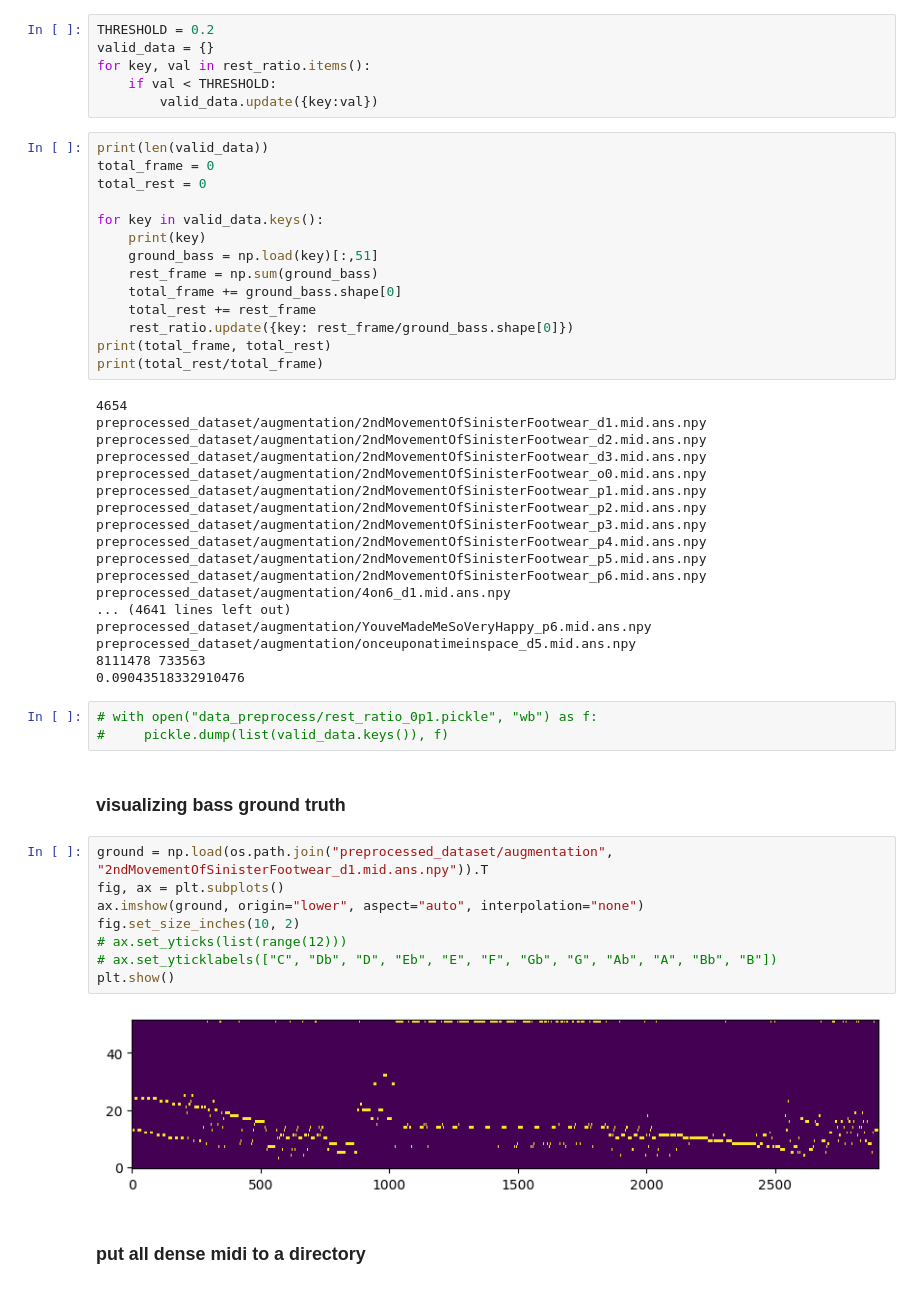
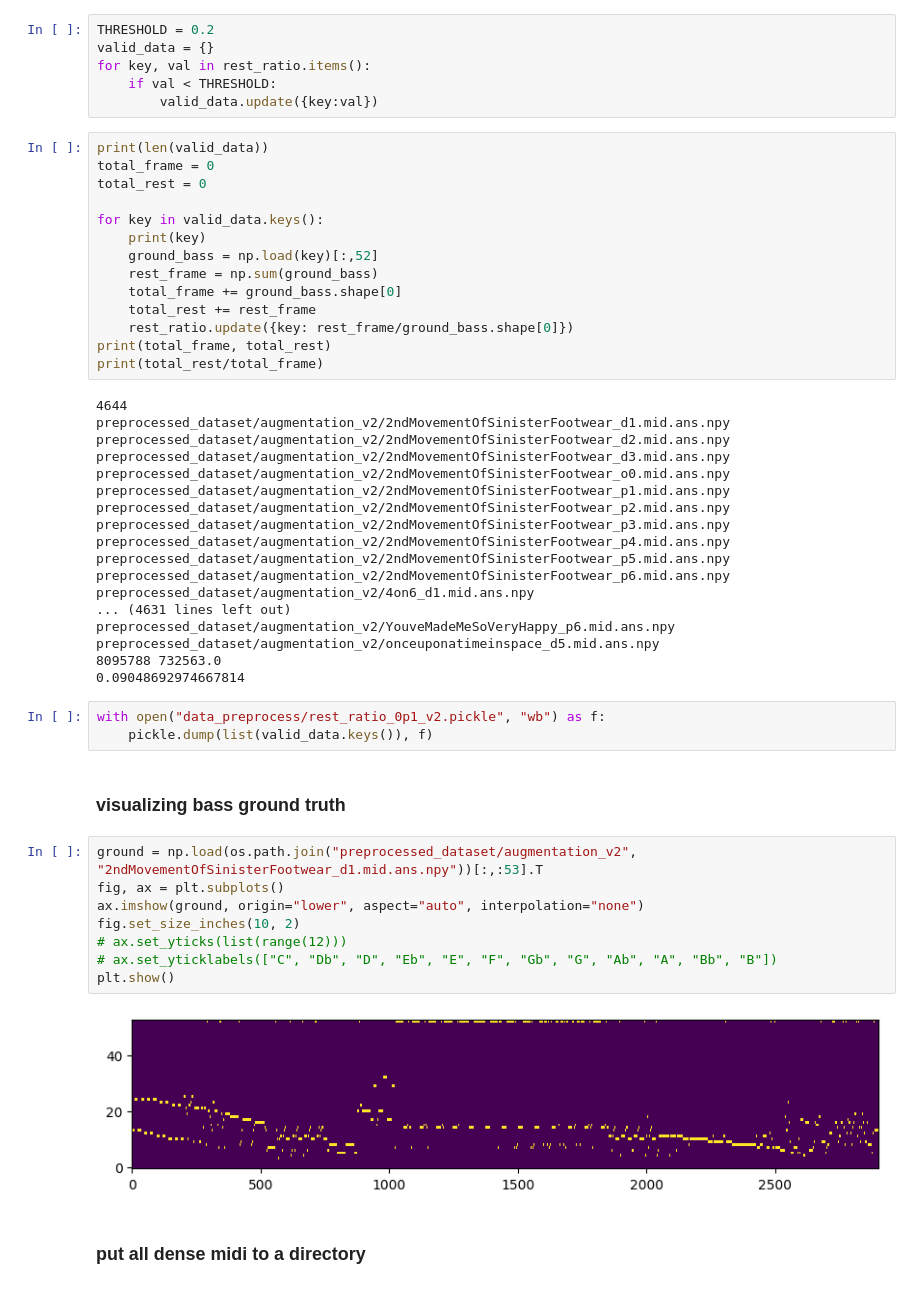
Before and after one commit to Lewis-Tsai/Introduction-to-Machine-Learning-Final-Project, a Jupyter notebook: data_preprocess/rest_analysis.ipynb, the cells around one changed output. Drawn from its saved outputs; the diff is of its cells as text.

Commit message:
generate dense_v2 dataset

```diff
--- a/data_preprocess/rest_analysis.ipynb
+++ b/data_preprocess/rest_analysis.ipynb
@@ -57,7 +57,7 @@ total_rest = 0
 
 for key in valid_data.keys():
     print(key)
-    ground_bass = np.load(key)[:,51]
+    ground_bass = np.load(key)[:,52]
     rest_frame = np.sum(ground_bass)
     total_frame += ground_bass.shape[0]
     total_rest += rest_frame
@@ -65,38 +65,38 @@ for key in valid_data.keys():
 print(total_frame, total_rest)
 print(total_rest/total_frame)
 # %% [output]
-4654
-preprocessed_dataset/augmentation/2ndMovementOfSinisterFootwear_d1.mid.ans.npy
-preprocessed_dataset/augmentation/2ndMovementOfSinisterFootwear_d2.mid.ans.npy
-preprocessed_dataset/augmentation/2ndMovementOfSinisterFootwear_d3.mid.ans.npy
-preprocessed_dataset/augmentation/2ndMovementOfSinisterFootwear_o0.mid.ans.npy
-preprocessed_dataset/augmentation/2ndMovementOfSinisterFootwear_p1.mid.ans.npy
-preprocessed_dataset/augmentation/2ndMovementOfSinisterFootwear_p2.mid.ans.npy
-preprocessed_dataset/augmentation/2ndMovementOfSinisterFootwear_p3.mid.ans.npy
-preprocessed_dataset/augmentation/2ndMovementOfSinisterFootwear_p4.mid.ans.npy
-preprocessed_dataset/augmentation/2ndMovementOfSinisterFootwear_p5.mid.ans.npy
-preprocessed_dataset/augmentation/2ndMovementOfSinisterFootwear_p6.mid.ans.npy
-preprocessed_dataset/augmentation/4on6_d1.mid.ans.npy
-... (4641 lines left out)
-preprocessed_dataset/augmentation/YouveMadeMeSoVeryHappy_p6.mid.ans.npy
-preprocessed_dataset/augmentation/onceuponatimeinspace_d5.mid.ans.npy
-8111478 733563
-0.09043518332910476
+4644
+preprocessed_dataset/augmentation_v2/2ndMovementOfSinisterFootwear_d1.mid.ans.npy
+preprocessed_dataset/augmentation_v2/2ndMovementOfSinisterFootwear_d2.mid.ans.npy
+preprocessed_dataset/augmentation_v2/2ndMovementOfSinisterFootwear_d3.mid.ans.npy
+preprocessed_dataset/augmentation_v2/2ndMovementOfSinisterFootwear_o0.mid.ans.npy
+preprocessed_dataset/augmentation_v2/2ndMovementOfSinisterFootwear_p1.mid.ans.npy
+preprocessed_dataset/augmentation_v2/2ndMovementOfSinisterFootwear_p2.mid.ans.npy
+preprocessed_dataset/augmentation_v2/2ndMovementOfSinisterFootwear_p3.mid.ans.npy
+preprocessed_dataset/augmentation_v2/2ndMovementOfSinisterFootwear_p4.mid.ans.npy
+preprocessed_dataset/augmentation_v2/2ndMovementOfSinisterFootwear_p5.mid.ans.npy
+preprocessed_dataset/augmentation_v2/2ndMovementOfSinisterFootwear_p6.mid.ans.npy
+preprocessed_dataset/augmentation_v2/4on6_d1.mid.ans.npy
+... (4631 lines left out)
+preprocessed_dataset/augmentation_v2/YouveMadeMeSoVeryHappy_p6.mid.ans.npy
+preprocessed_dataset/augmentation_v2/onceuponatimeinspace_d5.mid.ans.npy
+8095788 732563.0
+0.09048692974667814
 # %%
-# with open("data_preprocess/rest_ratio_0p1.pickle", "wb") as f:
-#     pickle.dump(list(valid_data.keys()), f)
+with open("data_preprocess/rest_ratio_0p1_v2.pickle", "wb") as f:
+    pickle.dump(list(valid_data.keys()), f)
 # %% [markdown]
 ### visualizing bass ground truth
 # %%
-ground = np.load(os.path.join("preprocessed_dataset/augmentation", "2ndMovementOfSinisterFootwear_d1.mid.ans.npy")).T
+ground = np.load(os.path.join("preprocessed_dataset/augmentation_v2", "2ndMovementOfSinisterFootwear_d1.mid.ans.npy"))[:,:53].T
 fig, ax = plt.subplots()
 ax.imshow(ground, origin="lower", aspect="auto", interpolation="none")
 fig.set_size_inches(10, 2)
 # ax.set_yticks(list(range(12)))
 # ax.set_yticklabels(["C", "Db", "D", "Eb", "E", "F", "Gb", "G", "Ab", "A", "Bb", "B"])
 plt.show()
 # %% [output]
-[figure, old version]
+[figure, new version]
 # %% [markdown]
 ### put all dense midi to a directory
 # %%
```
Also changed, not shown: parts of 3 cells of this notebook.
